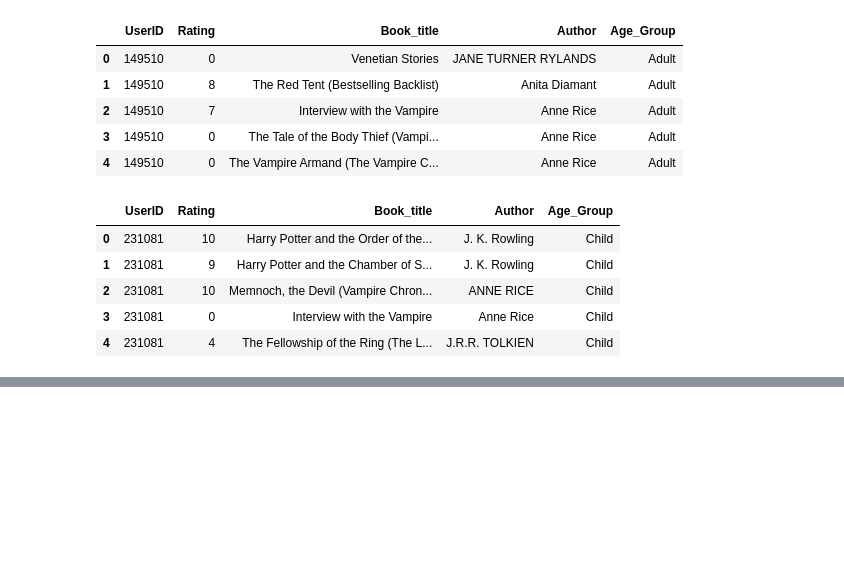
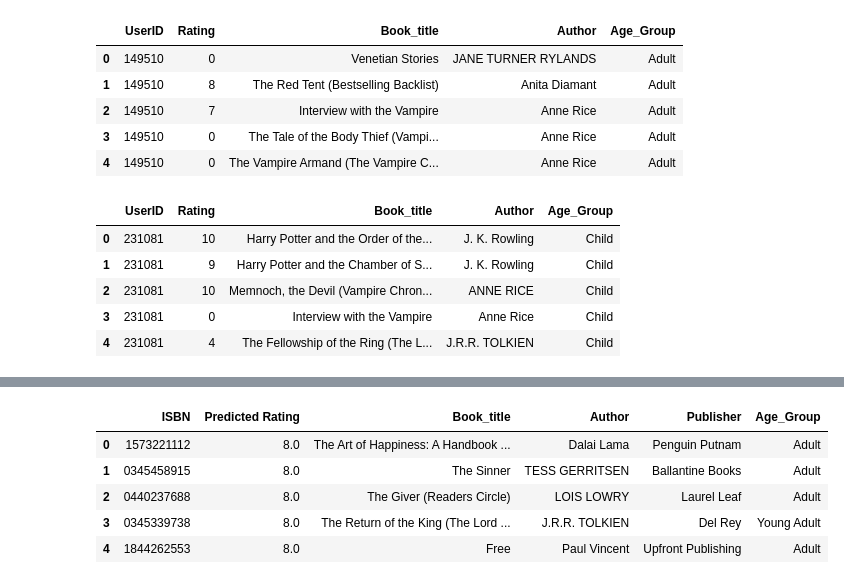
Before and after one commit to aritamichael/Final_Project_4_Moringa, a Jupyter notebook: index.ipynb, the cells around one changed output, grey strips where cells are left out. Cells and saved outputs as stored; diff of their text form; code cells hidden in the pictures; blank space fills up the shorter version.

```diff
--- a/index.ipynb
+++ b/index.ipynb
@@ -1156,0 +1213,12 @@ books_recommended.head()
+# %%
+#Recommend 5 books for user with User-ID '11676': Takes a few minutes to run
+user_id = 10314
+recommended_books = recommend_books(user_id, best_model, merged_df1, num_recommendations=5)
+recommended_books
+# %% [output]
+|  | ISBN | Predicted Rating | Book_title | Author | Publisher | Age_Group |
+| 0 | 1573221112 | 8.0 | The Art of Happiness: A Handbook ... | Dalai Lama | Penguin Putnam | Adult |
+| 1 | 0345458915 | 8.0 | The Sinner | TESS GERRITSEN | Ballantine Books | Adult |
+| 2 | 0440237688 | 8.0 | The Giver (Readers Circle) | LOIS LOWRY | Laurel Leaf | Adult |
+| 3 | 0345339738 | 8.0 | The Return of the King (The Lord ... | J.R.R. TOLKIEN | Del Rey | Young Adult |
+| 4 | 1844262553 | 8.0 | Free | Paul Vincent | Upfront Publishing | Adult |
```
Also changed, not shown: parts of 11 cells of this notebook.
